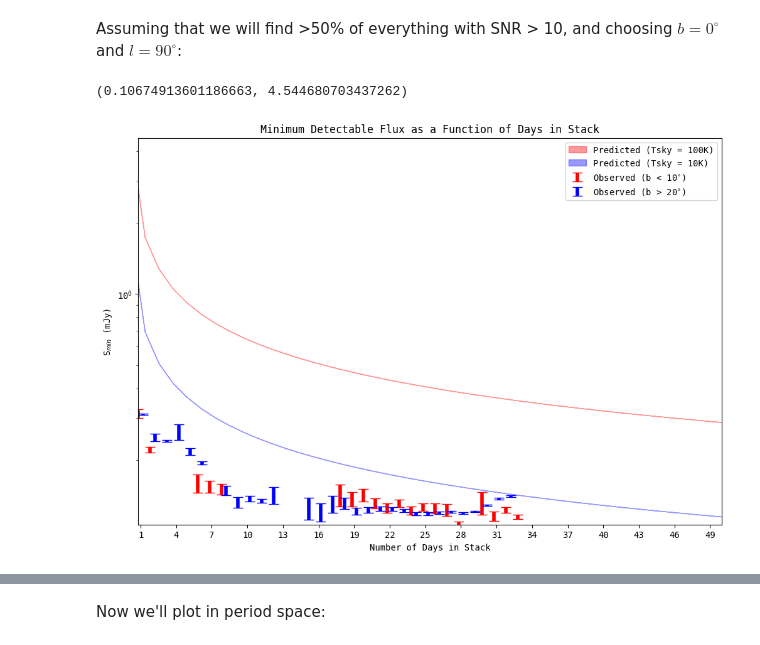
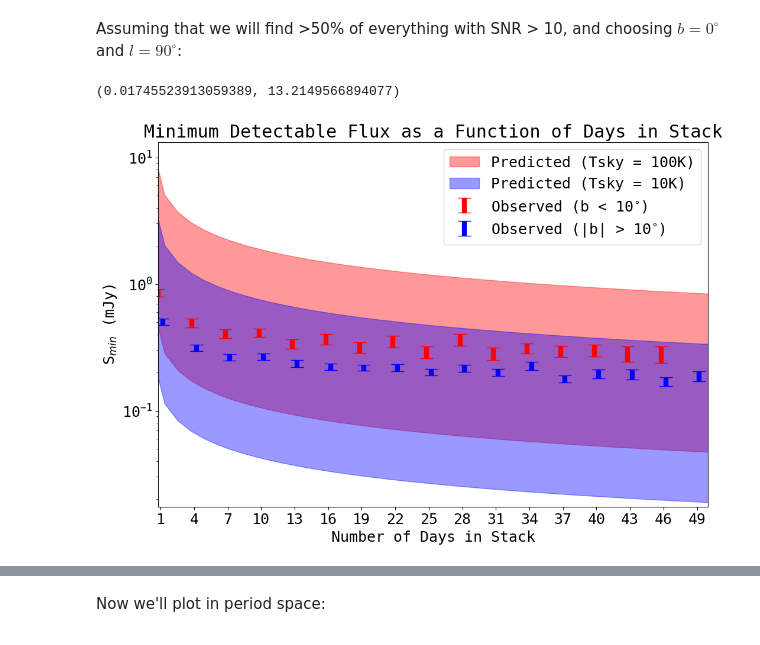
Before and after one commit to chime-sps/Transmissivity, a Jupyter notebook: results/sensitivity_dropoff.ipynb, the cells around one changed output, grey strips where cells are left out. Saved outputs shown, nothing was run; the diff lists cells and outputs as text; code cells hidden in the pictures.

Commit message:
final plots for paper

```diff
--- a/results/sensitivity_dropoff.ipynb
+++ b/results/sensitivity_dropoff.ipynb
@@ -9,7 +9,7 @@ from scipy.ndimage import gaussian_filter
 from scipy.special import expit
 from scipy.stats import logistic
 from scipy.optimize import curve_fit
-plt.rcParams.update({'font.size': 10})
+plt.rcParams.update({'font.size': 18})
 plt.rcParams['axes.grid'] = False
 import matplotlib as mpl
 mpl.rcParams['font.family'] = 'monospace'
@@ -26,8 +26,16 @@ FWHM_idx = 7
 predicted_sigma_idx = 8
 output_sigma_idx = 10
 
+beta_old = 1.1
+
+beta_new = 1.15
+
+rescale_factor = (2 / beta_new) / (1 / beta_old)
+print(f'Flux rescale factor is {rescale_factor}.')
+
 # data = np.unique(np.loadtxt('./injections/homogeneous_injections.txt'), axis = 0)
 # print(len(data))
 
-data = np.load('heterogeneous_injections_20261027.npz')
-data = data['my_array']
+data = np.unique(np.loadtxt('./injections/homogeneous_injections.txt'),
+                axis = 0)
+data[S_idx] /= rescale_factor
@@ -35,6 +45,7 @@ data = data['my_array']
 Apply TONS of masks to pick only a very small range of data and see how many injections we have post-masking:
 # %%
 days = np.unique(data[:, 2])
+days = days[days >= 1.]
 p_total = []
 RFI_mask = (data[:, S_idx] < 1e-1) & (data[:, -1] > 0)
 fglob_mask = (data[:, f_idx] > 0.1) & (data[:, f_idx] < 250.)
@@ -45,6 +56,7 @@ glob_mask = fglob_mask & DMglob_mask & FWHMglob_mask & DM_good_mask
 data_glob = data[glob_mask & ~RFI_mask]
 
 for i in range(len(days)):
+
     day_mask = data_glob[:, 2] == days[i]
     success_mask = data_glob[:, -1] > 0.
     p = len(data_glob[day_mask & success_mask]) / len(data_glob[day_mask])
@@ -463,21 +458,19 @@ def get_intrachannel_time(DM, maxDM):
 
 def radiometer(f, DM, SNR, FWHM, maxDM, Tsky, Ndays):
 
-    # FWHM /= f #in s
     tau = Ndays * 10 * 60 #days x minutes / day x seconds / minute
 
     t_dedisp = get_dedispersion_time() #in s
     t_intrach = get_intrachannel_time(DM, maxDM)
 
-    # FWHM = np.sqrt(FWHM**2 + t_dedisp**2 )
-    # FWHM = np.sqrt(FWHM**2 + t_intrach**2)
-    # FWHM = np.sqrt(FWHM**2 + TSAMP**2)
+    t_eff = np.sqrt(1.25 * TSAMP**2 + t_dedisp**2 + t_intrach**2)
+    fwhm_eff = np.sqrt( ( FWHM / f )**2 + t_eff**2)
 
     system_terms =  BETA * (TSYS + Tsky) / GAIN
     obs_terms = 1 / np.sqrt(NPOL * tau * (BANDWIDTH / 2)) #for rfi...
-    # pulse_terms = np.sqrt(FWHM / ((1 / f) - FWHM))
+    pulse_terms = np.sqrt(fwhm_eff / ((1 / f) - fwhm_eff))
 
-    return system_terms * obs_terms * SNR
+    return system_terms * obs_terms * pulse_terms * SNR
 
 def get_Scurve(f, DM, SNR, FWHM, maxDM, Tsky, Ndays):
 
@@ -510,35 +503,35 @@ Smin_cold_fast = radiometer(f = 100, DM = 212.5, SNR = 7., FWHM = 0.026, maxDM =
 fig, ax = plt.subplots(1, 1, figsize = (12, 8))
 ymax = max(Smin_hot_fast)
 
 mask_hot = np.isfinite(Smin_hot_fast)
 mask_cold = np.isfinite(Smin_cold_fast)
 
 upper_hot = np.where(mask_hot, Smin_hot_fast, ymax)
 upper_cold = np.where(mask_cold, Smin_cold_fast, ymax)
 
 hot_nanmask = np.isnan(S_hot)
 cold_nanmask = np.isnan(S_cold)
 
 ax.fill_between(many_days, Smin_hot_mid, Smin_hot_fast,
                 color='r', alpha=0.4, label='Predicted (Tsky = 100K)')
 ax.fill_between(many_days, Smin_cold_mid, Smin_cold_fast,
                 color='b', alpha=0.4, label='Predicted (Tsky = 10K)')
 ax.errorbar(days[~hot_nanmask] - 0.2, S_hot[~hot_nanmask], yerr=S_hot_err[~hot_nanmask],
-            color='r', marker=None, linestyle='none', linewidth=4., capsize=6,
+            color='r', marker=None, linestyle='none', linewidth=6., capsize=8,
             label=r'Observed (b < 10$^{\circ}$)')
 ax.errorbar(days[~cold_nanmask] + 0.2, S_cold[~cold_nanmask], yerr=S_cold_err[~cold_nanmask],
-            color='b', marker=None, linestyle='none', linewidth=4., capsize=6,
-            label=r'Observed (b > 20$^{\circ}$)')
+            color='b', marker=None, linestyle='none', linewidth=6., capsize=8,
+            label=r'Observed (|b| > 10$^{\circ}$)')
 
 
 ax.legend()
 ax.set_xticks(range(1, 52, 3))
 ax.set_xlabel('Number of Days in Stack')
 ax.set_ylabel(r'S$_{min}$ (mJy)')
 ax.set_yscale('log')
 ax.set_title('Minimum Detectable Flux as a Function of Days in Stack')
 ax.set_xlim(0.8, 50)
 ax.set_ylim(np.nanmin(Smin_cold_mid), np.nanmax(Smin_hot_fast))
 # %% [output]
-(0.10674913601186663, 4.544680703437262)
+(0.01745523913059389, 13.2149566894077)
-[figure, old version]
+[figure, new version]
```
Also changed, not shown: parts of 11 cells of this notebook.
